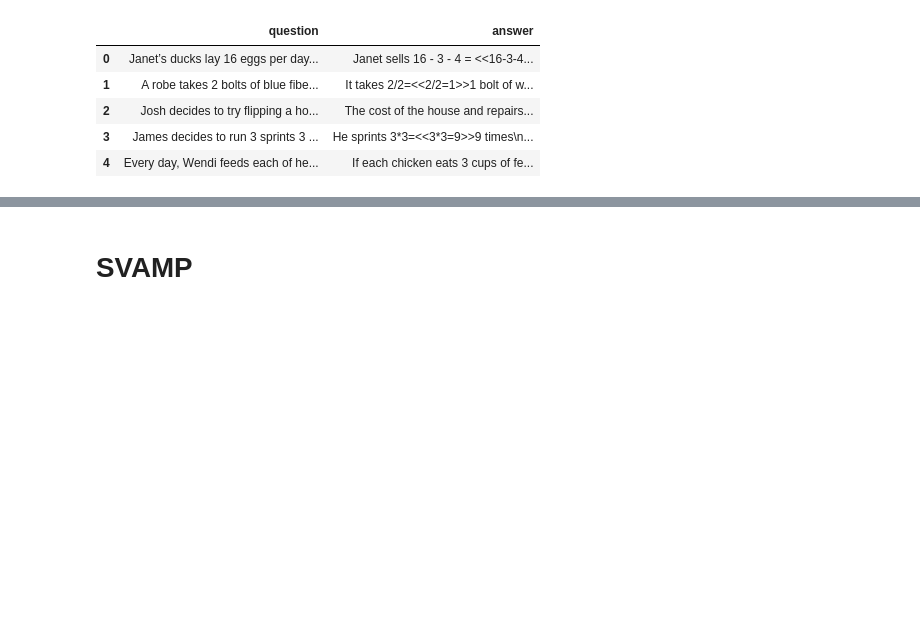
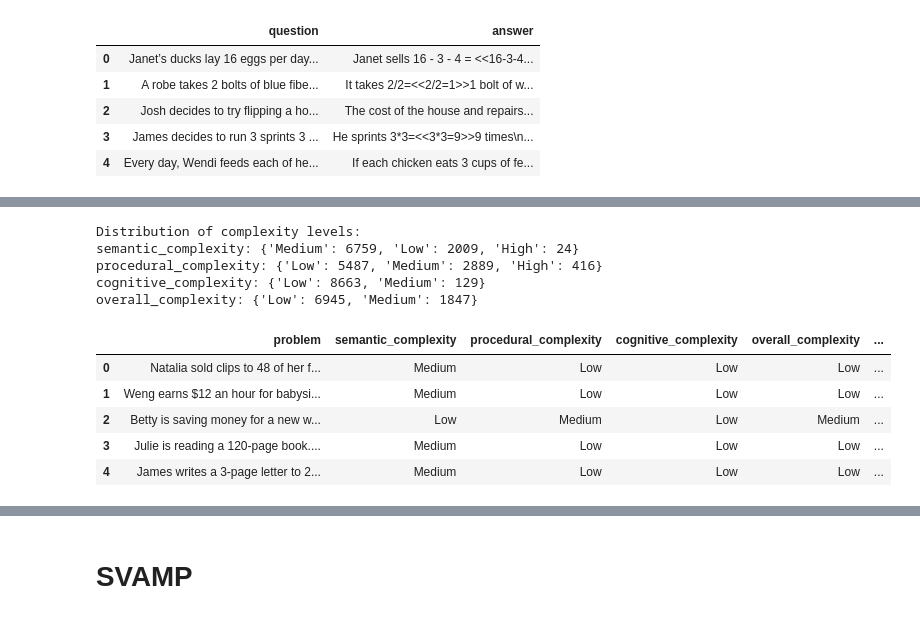
Before and after one commit to SauravK12/Compsci_703, a Jupyter notebook: 703_task.ipynb, the cells around one changed output, grey strips where cells are left out. Cells and saved outputs as stored; diff of their text form; code cells hidden in the pictures; blank space fills up the shorter version.

```diff
--- a/703_task.ipynb
+++ b/703_task.ipynb
@@ -55,0 +849,17 @@ test_gsm8k.head()
+# %%
+gsm8k_df,results_gsm8k = analyse_math_dataset(dataset_path="",data = gsm8k)
+gsm8k_df["Answers"] = gsm8k["answer"].apply(extract_final_answer)
+gsm8k_df["Answers"] = gsm8k_df["Answers"].astype(int)
+gsm8k_df.head()
+# %% [output]
+Distribution of complexity levels:
+semantic_complexity: {'Medium': 6759, 'Low': 2009, 'High': 24}
+procedural_complexity: {'Low': 5487, 'Medium': 2889, 'High': 416}
+cognitive_complexity: {'Low': 8663, 'Medium': 129}
+overall_complexity: {'Low': 6945, 'Medium': 1847}
+|  | problem | semantic_complexity | procedural_complexity | cognitive_complexity | overall_complexity | ... |
+| 0 | Natalia sold clips to 48 of her f... | Medium | Low | Low | Low | ... |
+| 1 | Weng earns $12 an hour for babysi... | Medium | Low | Low | Low | ... |
+| 2 | Betty is saving money for a new w... | Low | Medium | Low | Medium | ... |
+| 3 | Julie is reading a 120-page book.... | Medium | Low | Low | Low | ... |
+| 4 | James writes a 3-page letter to 2... | Medium | Low | Low | Low | ... |
```
Also changed, not shown: parts of 36 cells of this notebook.
